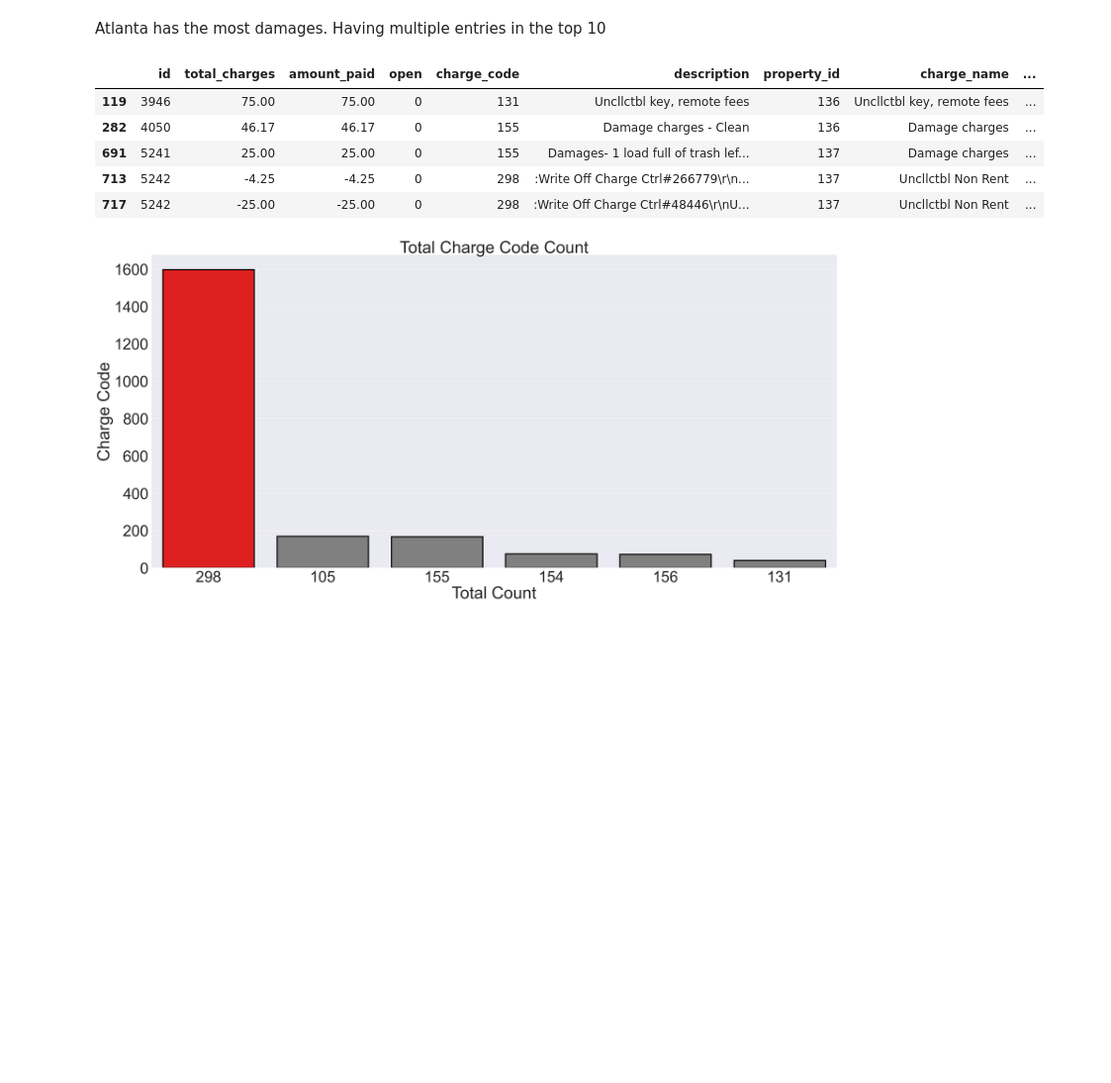
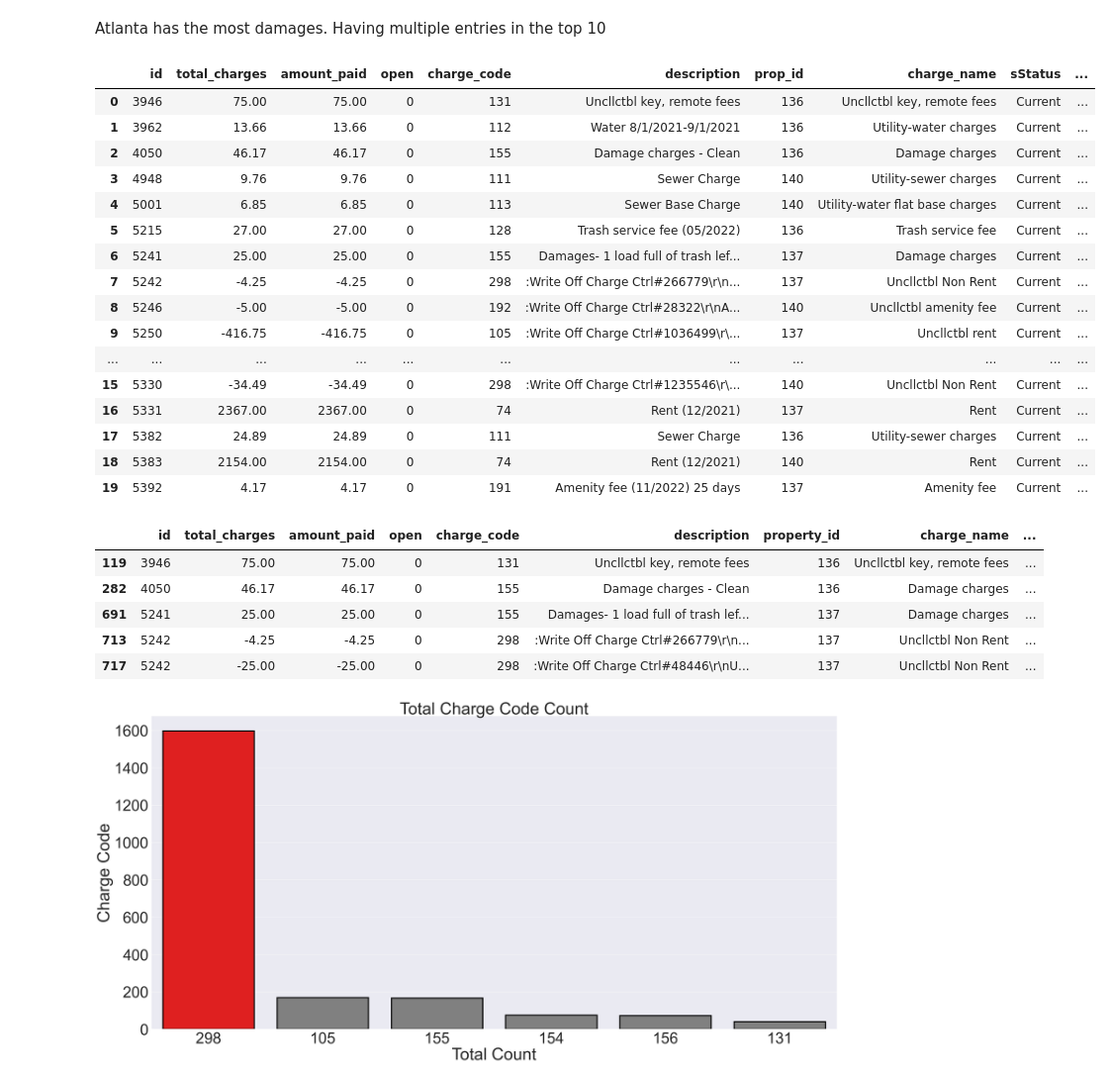
Before and after one commit to Project-DANE/DANE, a Jupyter notebook: e_workbook.ipynb, the cells around one changed output. Shown at 99% size. Drawn from its saved outputs; the diff is of its cells as text; code cells hidden in the pictures; blank space fills up the shorter version.

```diff
--- a/e_workbook.ipynb
+++ b/e_workbook.ipynb
@@ -15,6 +15,26 @@ df1= w.acquire()
 df1= w.prep(df1)
 # %%
 df= w.get_cws_data()
+# %%
+df.head(20)
+# %% [output]
+|  | id | total_charges | amount_paid | open | charge_code | description | prop_id | charge_name | sStatus | ... |
+| 0 | 3946 | 75.00 | 75.00 | 0 | 131 | Uncllctbl key, remote fees | 136 | Uncllctbl key, remote fees | Current | ... |
+| 1 | 3962 | 13.66 | 13.66 | 0 | 112 | Water 8/1/2021-9/1/2021 | 136 | Utility-water charges | Current | ... |
+| 2 | 4050 | 46.17 | 46.17 | 0 | 155 | Damage charges - Clean | 136 | Damage charges | Current | ... |
+| 3 | 4948 | 9.76 | 9.76 | 0 | 111 | Sewer Charge | 140 | Utility-sewer charges | Current | ... |
+| 4 | 5001 | 6.85 | 6.85 | 0 | 113 | Sewer Base Charge | 140 | Utility-water flat base charges | Current | ... |
+| 5 | 5215 | 27.00 | 27.00 | 0 | 128 | Trash service fee (05/2022) | 136 | Trash service fee | Current | ... |
+| 6 | 5241 | 25.00 | 25.00 | 0 | 155 | Damages- 1 load full of trash lef... | 137 | Damage charges | Current | ... |
+| 7 | 5242 | -4.25 | -4.25 | 0 | 298 | :Write Off Charge Ctrl#266779\r\n... | 137 | Uncllctbl Non Rent | Current | ... |
+| 8 | 5246 | -5.00 | -5.00 | 0 | 192 | :Write Off Charge Ctrl#28322\r\nA... | 140 | Uncllctbl amenity fee | Current | ... |
+| 9 | 5250 | -416.75 | -416.75 | 0 | 105 | :Write Off Charge Ctrl#1036499\r\... | 137 | Uncllctbl rent | Current | ... |
+| ... | ... | ... | ... | ... | ... | ... | ... | ... | ... | ... |
+| 15 | 5330 | -34.49 | -34.49 | 0 | 298 | :Write Off Charge Ctrl#1235546\r\... | 140 | Uncllctbl Non Rent | Current | ... |
+| 16 | 5331 | 2367.00 | 2367.00 | 0 | 74 | Rent (12/2021) | 137 | Rent | Current | ... |
+| 17 | 5382 | 24.89 | 24.89 | 0 | 111 | Sewer Charge | 136 | Utility-sewer charges | Current | ... |
+| 18 | 5383 | 2154.00 | 2154.00 | 0 | 74 | Rent (12/2021) | 140 | Rent | Current | ... |
+| 19 | 5392 | 4.17 | 4.17 | 0 | 191 | Amenity fee (11/2022) 25 days | 137 | Amenity fee | Current | ... |
 # %%
 train, validate, test, X_train, y_train, X_val, y_val, X_test, y_test = w.train_vailidate_test_split(df, 'bad_resident', 'bad_resident')
 # %%
```
Also changed, not shown: parts of 6 cells of this notebook.
